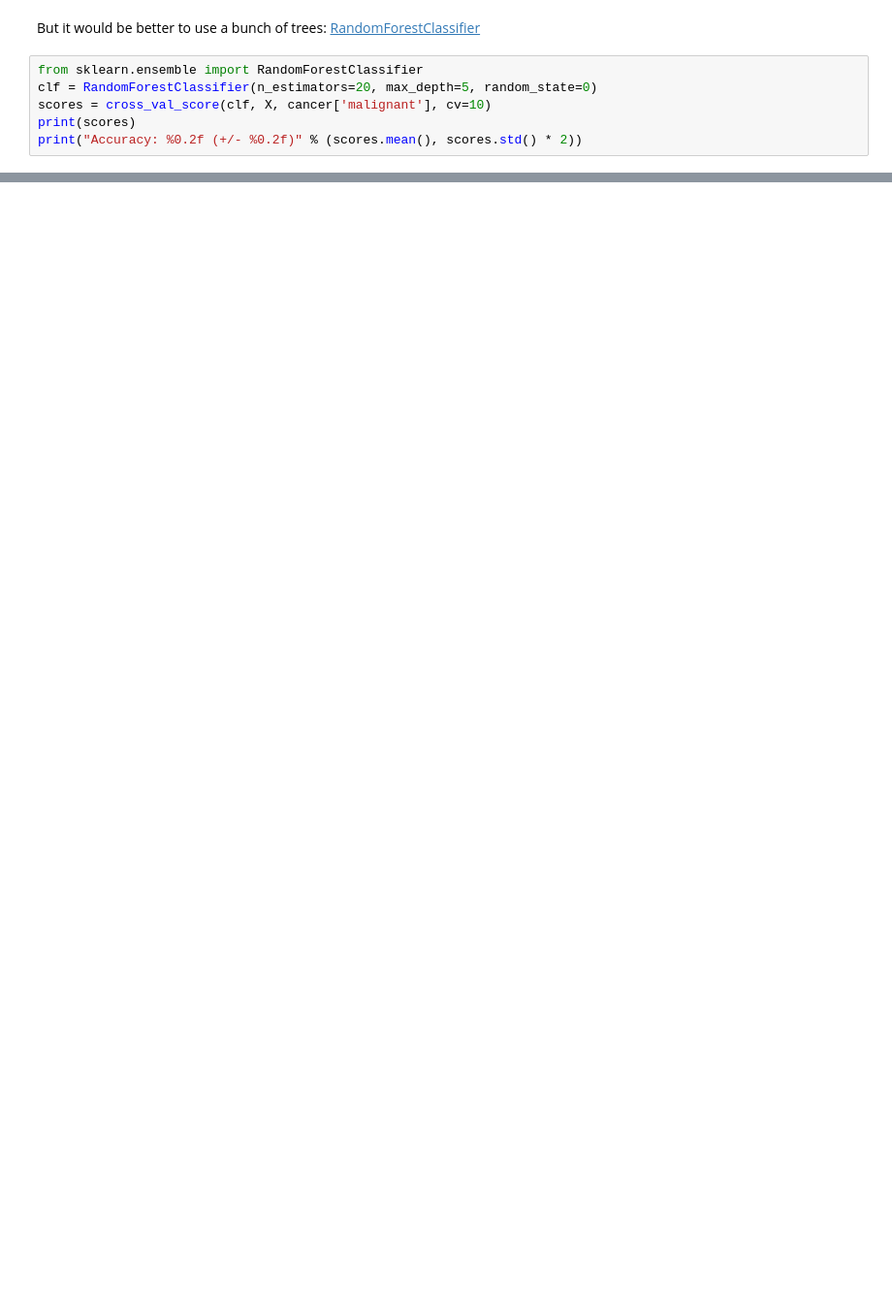
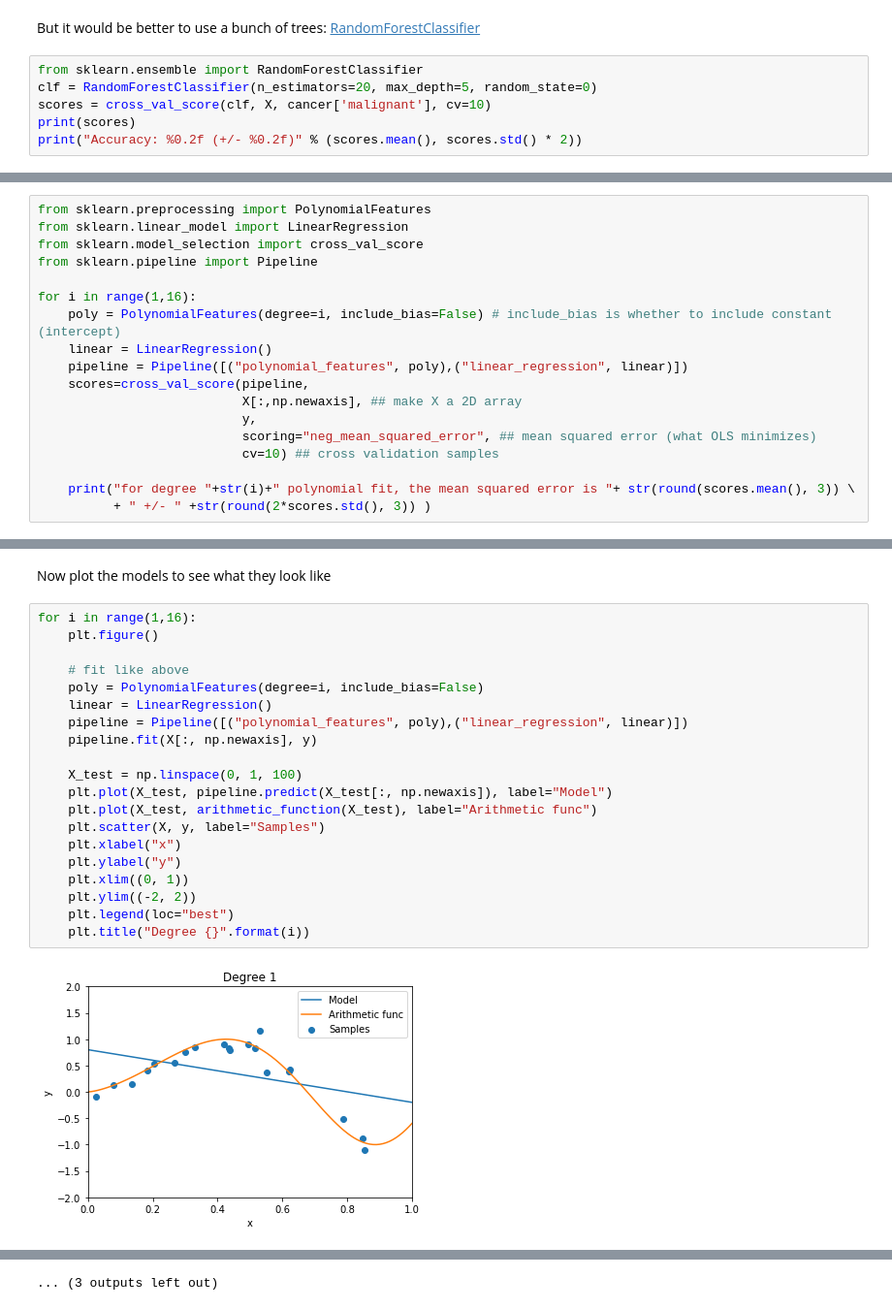
Before and after one commit to nuitrcs/pythonworkshops, a Jupyter notebook: dataanalysis/models/models.ipynb, the cells around one changed output, grey strips where cells are left out. Shown at 97% size. Cells and saved outputs as stored; diff of their text form; blank space fills up the shorter version.

```diff
--- a/dataanalysis/models/models.ipynb
+++ b/dataanalysis/models/models.ipynb
@@ -346,0 +593,18 @@ print("Accuracy: %0.2f (+/- %0.2f)" % (scores.mean(), scores.std() * 2))
+# %%
+from sklearn.preprocessing import PolynomialFeatures
+from sklearn.linear_model import LinearRegression
+from sklearn.model_selection import cross_val_score
+from sklearn.pipeline import Pipeline
+
+for i in range(1,16):
+    poly = PolynomialFeatures(degree=i, include_bias=False) # include_bias is whether to include constant (intercept)
+    linear = LinearRegression()
+    pipeline = Pipeline([("polynomial_features", poly),("linear_regression", linear)])
+    scores=cross_val_score(pipeline,
+                           X[:,np.newaxis], ## make X a 2D array
+                           y,
+                           scoring="neg_mean_squared_error", ## mean squared error (what OLS minimizes)
+                           cv=10) ## cross validation samples
+
+    print("for degree "+str(i)+" polynomial fit, the mean squared error is "+ str(round(scores.mean(), 3)) \
+          + " +/- " +str(round(2*scores.std(), 3)) )
@@ -346,0 +627,24 @@ print("Accuracy: %0.2f (+/- %0.2f)" % (scores.mean(), scores.std() * 2))
+# %% [markdown]
+Now plot the models to see what they look like
+# %%
+for i in range(1,16):
+    plt.figure()
+
+    # fit like above
+    poly = PolynomialFeatures(degree=i, include_bias=False)
+    linear = LinearRegression()
+    pipeline = Pipeline([("polynomial_features", poly),("linear_regression", linear)])
+    pipeline.fit(X[:, np.newaxis], y)
+
+    X_test = np.linspace(0, 1, 100)
+    plt.plot(X_test, pipeline.predict(X_test[:, np.newaxis]), label="Model")
+    plt.plot(X_test, arithmetic_function(X_test), label="Arithmetic func")
+    plt.scatter(X, y, label="Samples")
+    plt.xlabel("x")
+    plt.ylabel("y")
+    plt.xlim((0, 1))
+    plt.ylim((-2, 2))
+    plt.legend(loc="best")
+    plt.title("Degree {}".format(i))
+# %% [output]
+[figure, added]
@@ -346,0 +662 @@ print("Accuracy: %0.2f (+/- %0.2f)" % (scores.mean(), scores.std() * 2))
+... (3 outputs left out)
```
Also changed, not shown: parts of 48 cells of this notebook, 7 other files.
